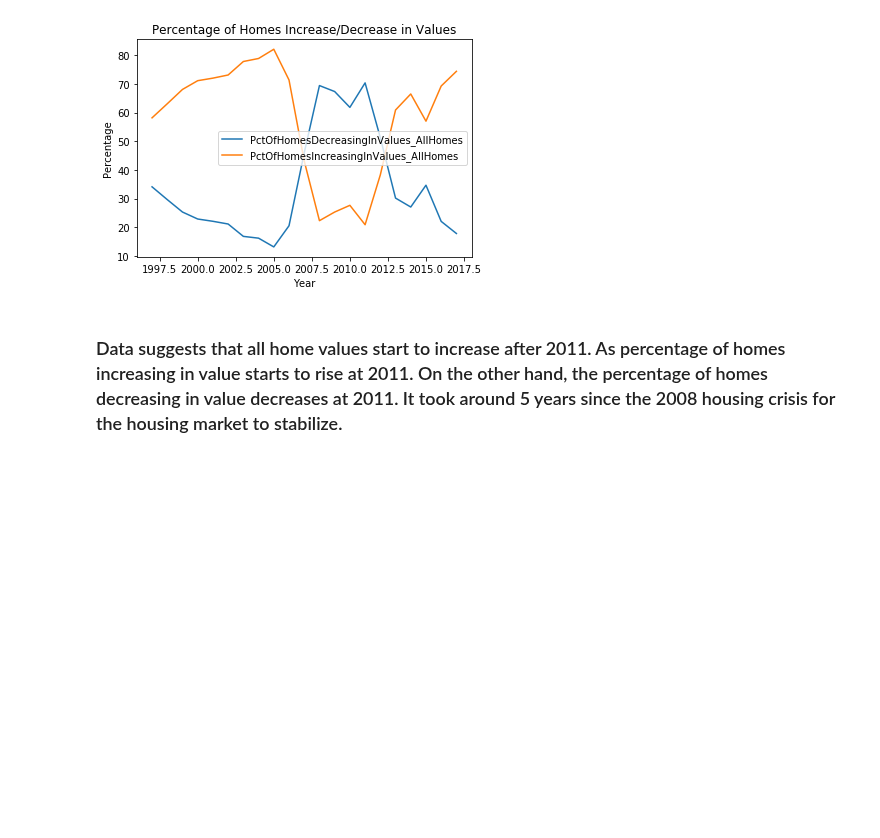
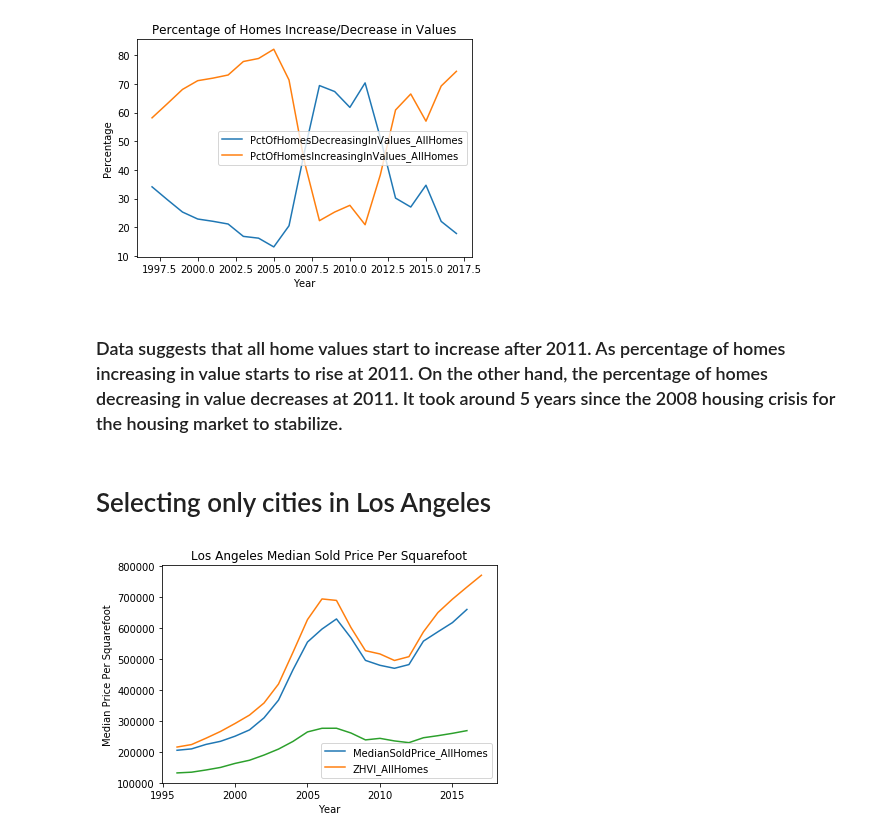
Before and after one commit to dannylo1992/zillow_data, a Jupyter notebook: zillow_housing_data.ipynb, the cells around one changed output. Cells and saved outputs as stored; diff of their text form; code cells hidden in the pictures; blank space fills up the shorter version.

```diff
--- a/zillow_housing_data.ipynb
+++ b/zillow_housing_data.ipynb
@@ -91,3 +119,17 @@ plt.show()
 [figure]
 # %% [markdown]
 ### Data suggests that all home values start to increase after 2011. As percentage of homes increasing in value starts to rise at 2011. On the other hand, the percentage of homes decreasing in value decreases at 2011. It took around 5 years since the 2008 housing crisis for the housing market to stabilize.
+# %% [markdown]
+# Selecting only cities in Los Angeles
+# %%
+pd.options.mode.chained_assignment = None
+
+df_city_la = df_city[df_city['RegionName'].str.contains('los_angeles')]
+
+df_city_la.groupby(df_city_la['Year'])['MedianSoldPrice_AllHomes','ZHVI_AllHomes',].mean().plot()
+df_city.groupby(df_city['Year'])['MedianSoldPrice_AllHomes'].mean().plot()
+plt.title('Los Angeles Median Sold Price Per Squarefoot')
+plt.ylabel('Median Price Per Squarefoot')
+plt.show()
+# %% [output]
+[figure, added]
```
Also changed, not shown: parts of 9 cells of this notebook.
